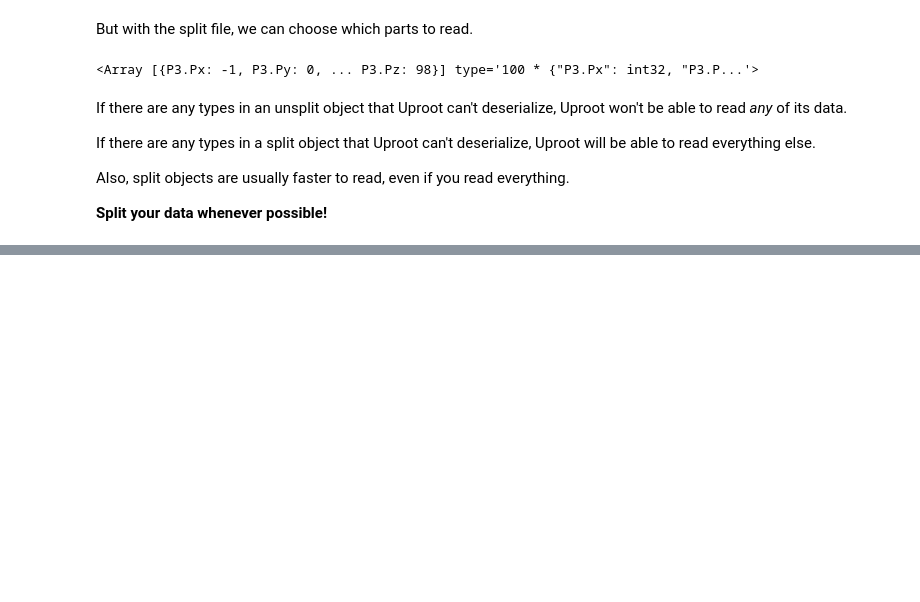
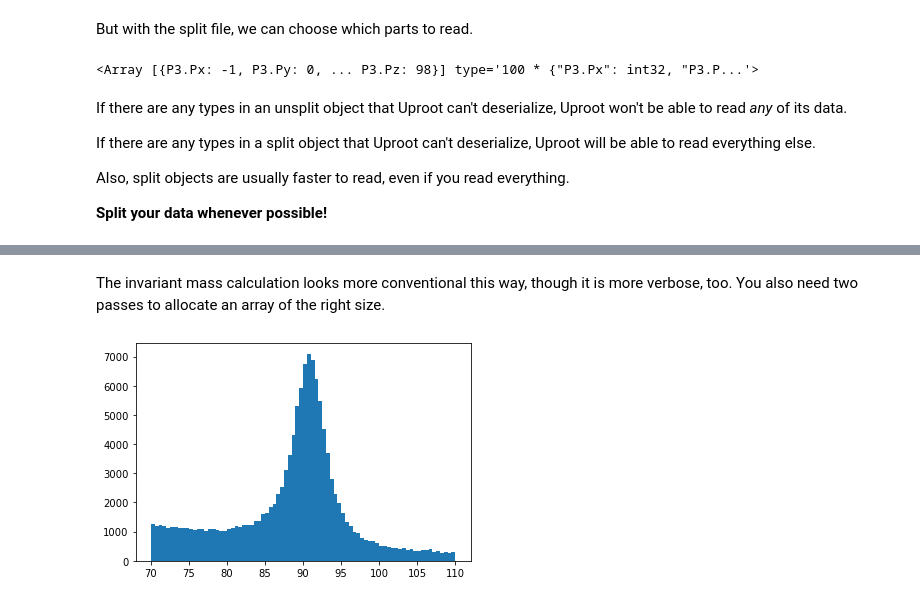
Before and after one commit to jpivarski-talks/2020-07-13-pyhep2020-tutorial, a Jupyter notebook: tutorial.ipynb, the cells around one changed output, grey strips where cells are left out. Drawn from its saved outputs; the diff is of its cells as text; code cells hidden in the pictures; blank space fills up the shorter version.

```diff
--- a/tutorial.ipynb
+++ b/tutorial.ipynb
@@ -844,0 +1110,26 @@ Also, split objects are usually faster to read, even if you read everything.
+# %% [markdown]
+The invariant mass calculation looks more conventional this way, though it is more verbose, too. You also need two passes to allocate an array of the right size.
+# %%
+@nb.jit
+def invariant_mass(events):
+    num_pairs = 0
+    for event in events:
+        num_pairs += max(0, len(event.Muon) * (len(event.Muon) - 1) // 2)
+    out = np.empty(num_pairs, np.float64)
+
+    num_pairs = 0
+    for event in events:
+        for i in range(len(event.Muon)):
+            for j in range(i + 1, len(event.Muon)):
+                m1 = event.Muon[i]
+                m2 = event.Muon[j]
+                out[num_pairs] = np.sqrt(2*m1.pt*m2.pt*(np.cosh(m1.eta - m2.eta) - np.cos(m1.phi - m2.phi)))
+                num_pairs += 1
+
+    return out
+# %%
+masses = invariant_mass(events)
+# %%
+plt.hist(masses, bins=80, range=(70, 110));
+# %% [output]
+[figure, added]
```
Also changed, not shown: parts of 53 cells of this notebook, 4 other files.
